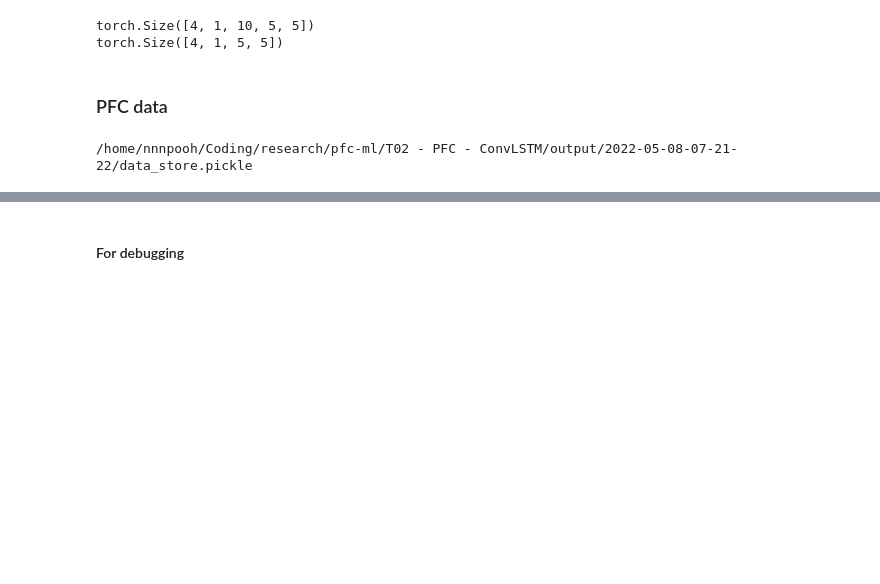
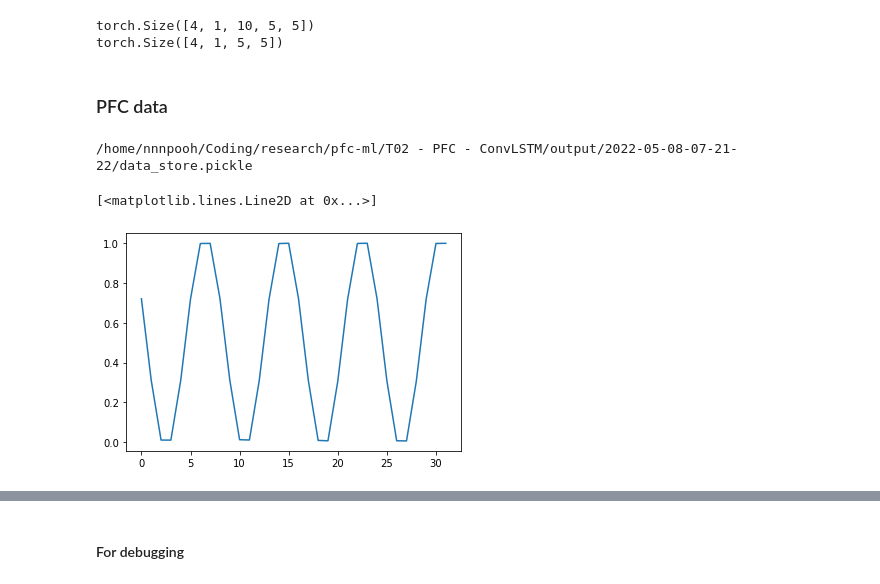
Before and after one commit to nnnpooh/pfc-ml, a Jupyter notebook: T04 - Pytorch ConvLSTM/C2 - ConvLSTM.ipynb, the cells around one changed output, grey strips where cells are left out. Drawn from its saved outputs; the diff is of its cells as text; code cells hidden in the pictures; blank space fills up the shorter version.

```diff
--- a/T04 - Pytorch ConvLSTM/C2 - ConvLSTM.ipynb
+++ b/T04 - Pytorch ConvLSTM/C2 - ConvLSTM.ipynb
@@ -272,6 +273,15 @@ data = data_dict["data"]
 # tFinal = data_dict["tf"]
 # dx = data_dict["dx"]
 # L = data_dict["L"]
+# %%
+# Due to sigmoid function, the output cannot be negative.  I could however, use linear layer to fix this?
+maxVal = data.max()
+minVal = data.min()
+dataScaled = (data - minVal) / (maxVal - minVal)
+plt.plot(dataScaled[-1, :])
+# %% [output]
+[<matplotlib.lines.Line2D at 0x...>]
+[figure, added]
 # %%
 class MyDataset(torch.utils.data.Dataset):
     def __init__(self, data, seq_length, num_channels, frame_size):
```
Also changed, not shown: parts of 21 cells of this notebook, 1 other file.
